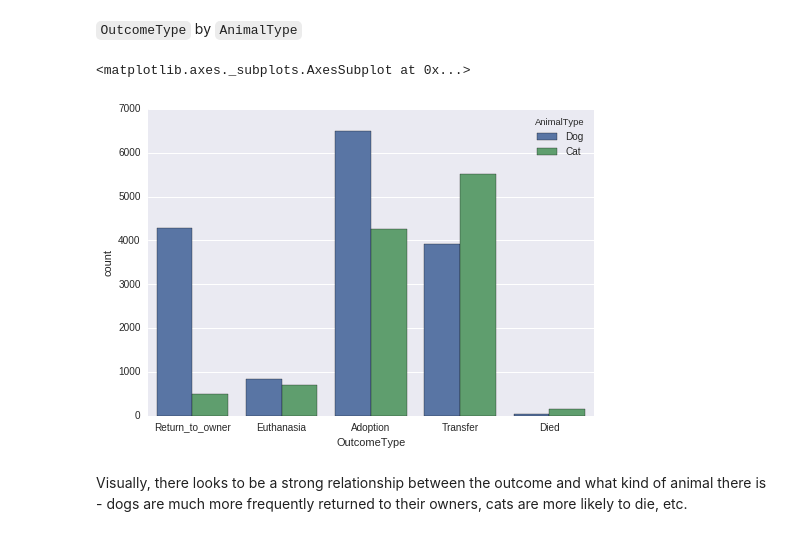
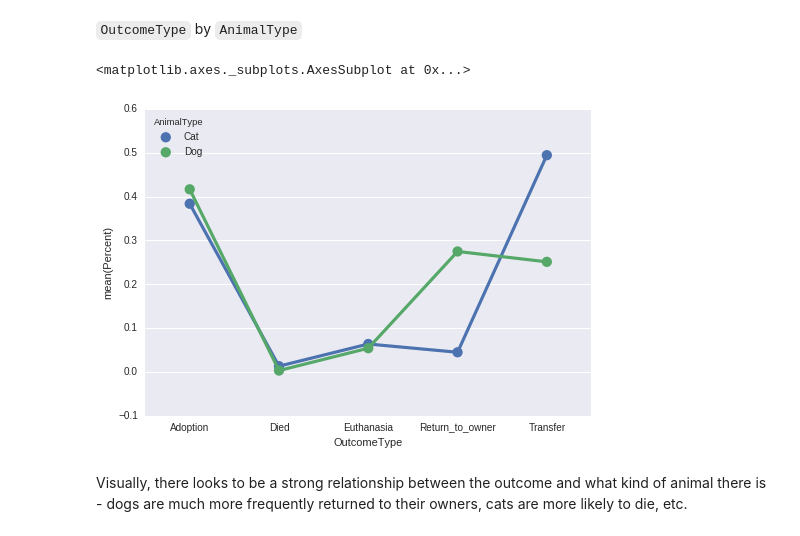
Before and after one commit to jakesherman/shelter-animals-kaggle, a Jupyter notebook: 1-exploring.ipynb, the cells around one changed output. Saved outputs shown, nothing was run; the diff lists cells and outputs as text; code cells hidden in the pictures.

Commit message:
Completed pointplot

```diff
--- a/1-exploring.ipynb
+++ b/1-exploring.ipynb
@@ -78,11 +78,25 @@ sns.countplot(x = "AnimalType", data = train)
 [figure]
 # %% [markdown]
 `OutcomeType` by `AnimalType`
-# %%
-sns.countplot(x = "OutcomeType", hue = "AnimalType", data = train)
-# %% [output]
-<matplotlib.axes._subplots.AxesSubplot at 0x...>
-[figure, removed]
+# %%
+sns.pointplot(x = 'OutcomeType', y = 'Percent', hue = 'AnimalType', data = (train
+    .groupby(['OutcomeType', 'AnimalType'])
+    .size()
+    .reset_index()
+    .rename(columns = {0: 'Count'})
+    .merge(
+        (train
+         .groupby(['AnimalType'])
+         .size()
+         .reset_index()
+         .rename(columns = {0: 'Total'})
+        ),
+    how = 'inner', on = 'AnimalType')
+    .assign(Percent = lambda x: x.Count / x.Total)
+))
+# %% [output]
+<matplotlib.axes._subplots.AxesSubplot at 0x...>
+[figure, added]
 # %% [markdown]
 Visually, there looks to be a strong relationship between the outcome and what kind of animal there is - dogs are much more frequently returned to their owners, cats are more likely to die, etc.
 # %% [markdown]
```
